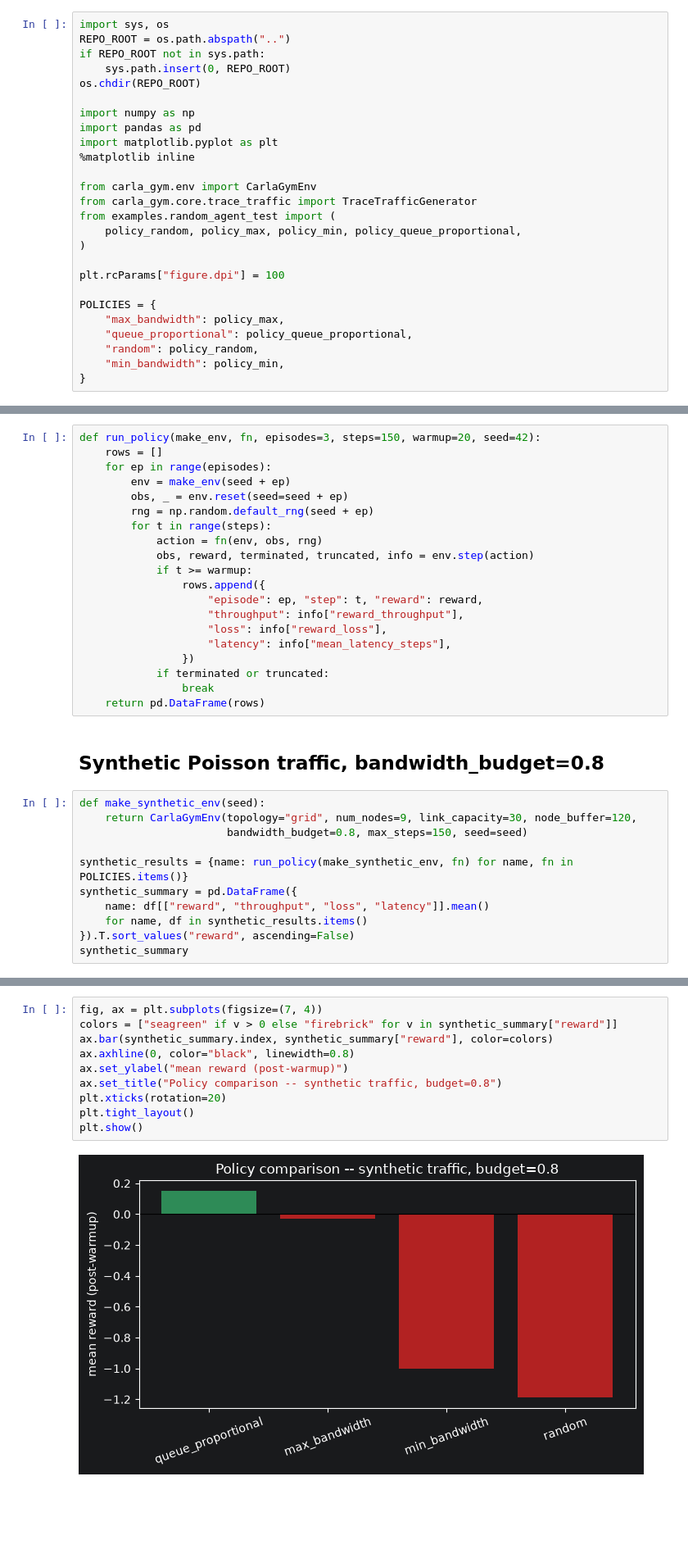
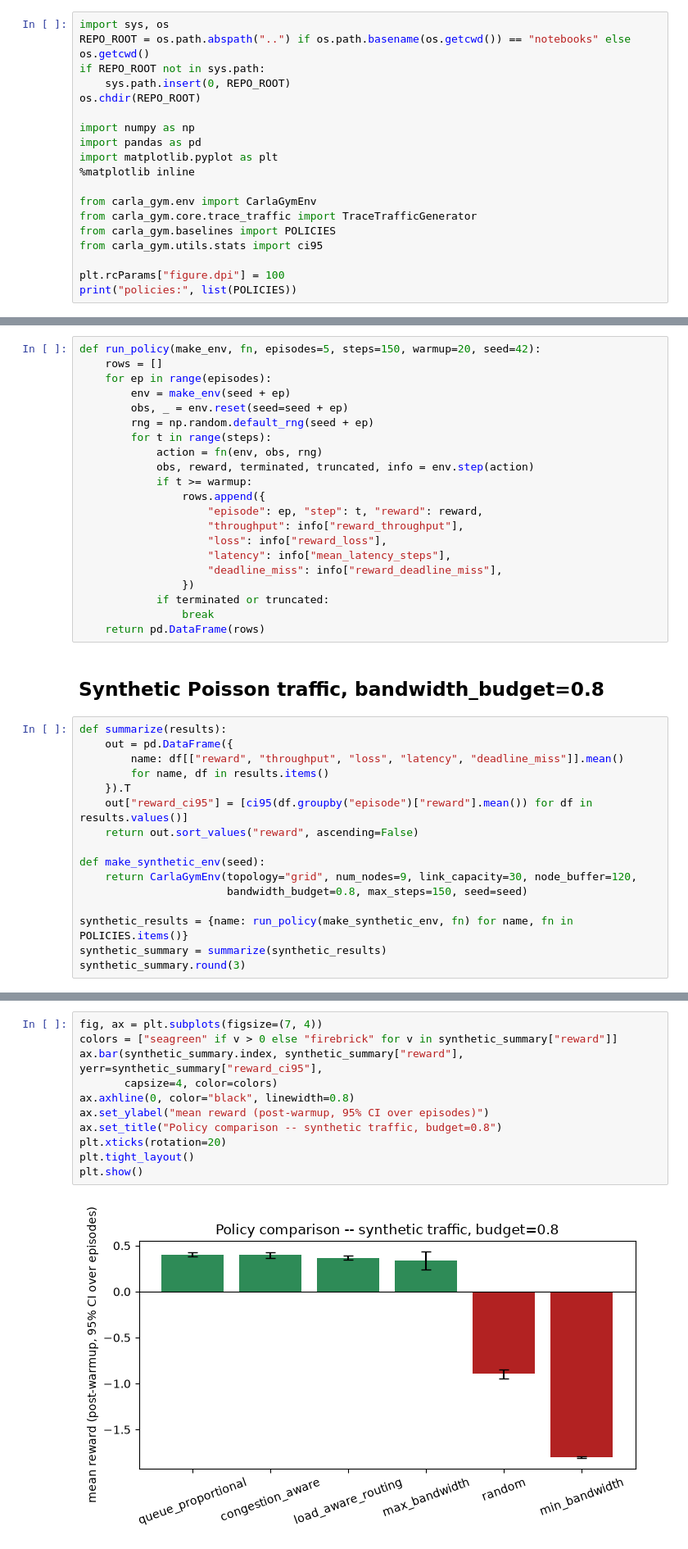
Before and after one commit to karix-project/congestgym-anon, a Jupyter notebook: notebooks/02_policy_comparison.ipynb, the cells around one changed output, grey strips where cells are left out. Shown at 82% size. Saved outputs shown, nothing was run; the diff lists cells and outputs as text; blank space fills up the shorter version.

```diff
--- a/notebooks/02_policy_comparison.ipynb
+++ b/notebooks/02_policy_comparison.ipynb
@@ -12,6 +15,6 @@ on in the first place.
 # %%
 import sys, os
-REPO_ROOT = os.path.abspath("..")
+REPO_ROOT = os.path.abspath("..") if os.path.basename(os.getcwd()) == "notebooks" else os.getcwd()
 if REPO_ROOT not in sys.path:
     sys.path.insert(0, REPO_ROOT)
 os.chdir(REPO_ROOT)
@@ -23,15 +26,8 @@ import matplotlib.pyplot as plt
 
 from carla_gym.env import CarlaGymEnv
 from carla_gym.core.trace_traffic import TraceTrafficGenerator
-from examples.random_agent_test import (
-    policy_random, policy_max, policy_min, policy_queue_proportional,
-)
+from carla_gym.baselines import POLICIES
+from carla_gym.utils.stats import ci95
 
 plt.rcParams["figure.dpi"] = 100
-
-POLICIES = {
-    "max_bandwidth": policy_max,
-    "queue_proportional": policy_queue_proportional,
-    "random": policy_random,
-    "min_bandwidth": policy_min,
-}
+print("policies:", list(POLICIES))
@@ -38,5 +36,5 @@ POLICIES = {
 # %%
-def run_policy(make_env, fn, episodes=3, steps=150, warmup=20, seed=42):
+def run_policy(make_env, fn, episodes=5, steps=150, warmup=20, seed=42):
     rows = []
     for ep in range(episodes):
         env = make_env(seed + ep)
@@ -51,6 +49,7 @@ def run_policy(make_env, fn, episodes=3, steps=150, warmup=20, seed=42):
                     "throughput": info["reward_throughput"],
                     "loss": info["reward_loss"],
                     "latency": info["mean_latency_steps"],
+                    "deadline_miss": info["reward_deadline_miss"],
                 })
             if terminated or truncated:
                 break
@@ -58,14 +57,19 @@ def run_policy(make_env, fn, episodes=3, steps=150, warmup=20, seed=42):
 # %% [markdown]
 ## Synthetic Poisson traffic, bandwidth_budget=0.8
 # %%
+def summarize(results):
+    out = pd.DataFrame({
+        name: df[["reward", "throughput", "loss", "latency", "deadline_miss"]].mean()
+        for name, df in results.items()
+    }).T
+    out["reward_ci95"] = [ci95(df.groupby("episode")["reward"].mean()) for df in results.values()]
+    return out.sort_values("reward", ascending=False)
+
 def make_synthetic_env(seed):
     return CarlaGymEnv(topology="grid", num_nodes=9, link_capacity=30, node_buffer=120,
                        bandwidth_budget=0.8, max_steps=150, seed=seed)
 
 synthetic_results = {name: run_policy(make_synthetic_env, fn) for name, fn in POLICIES.items()}
-synthetic_summary = pd.DataFrame({
-    name: df[["reward", "throughput", "loss", "latency"]].mean()
-    for name, df in synthetic_results.items()
-}).T.sort_values("reward", ascending=False)
-synthetic_summary
+synthetic_summary = summarize(synthetic_results)
+synthetic_summary.round(3)
 # %% [output]
@@ -77,13 +83,14 @@ synthetic_summary
 # %%
 fig, ax = plt.subplots(figsize=(7, 4))
 colors = ["seagreen" if v > 0 else "firebrick" for v in synthetic_summary["reward"]]
-ax.bar(synthetic_summary.index, synthetic_summary["reward"], color=colors)
+ax.bar(synthetic_summary.index, synthetic_summary["reward"], yerr=synthetic_summary["reward_ci95"],
+       capsize=4, color=colors)
 ax.axhline(0, color="black", linewidth=0.8)
-ax.set_ylabel("mean reward (post-warmup)")
+ax.set_ylabel("mean reward (post-warmup, 95% CI over episodes)")
 ax.set_title("Policy comparison -- synthetic traffic, budget=0.8")
 plt.xticks(rotation=20)
 plt.tight_layout()
 plt.show()
 # %% [output]
-[figure, old version]
+[figure, new version]
 # %% [markdown]
```
Also changed, not shown: parts of 9 cells of this notebook, 5 other files.
